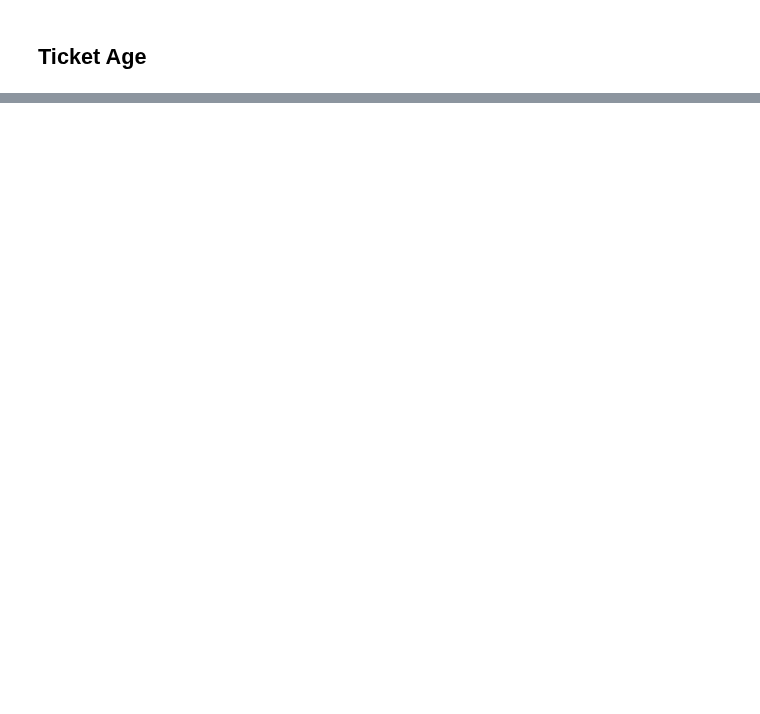
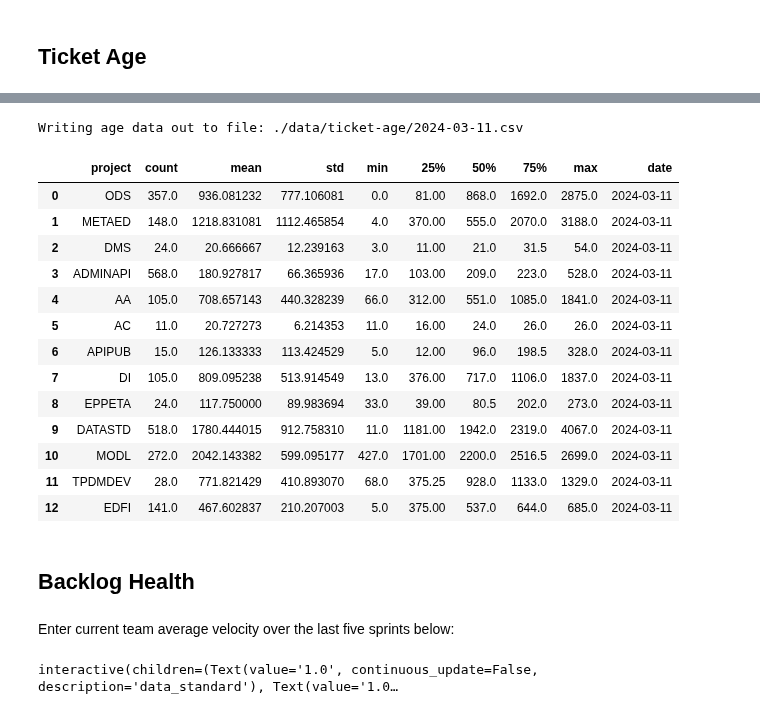
Before and after one commit to Ed-Fi-Alliance-OSS/DevSecOps, a Jupyter notebook: metrics/Ticket Metrics.ipynb, the cells around one changed output, grey strips where cells are left out. Drawn from its saved outputs; the diff is of its cells as text; code cells hidden in the pictures; blank space fills up the shorter version.

```diff
--- a/metrics/Ticket Metrics.ipynb
+++ b/metrics/Ticket Metrics.ipynb
@@ -47,17 +64,74 @@ for s in stats:
 # %%
 import pandas as pd
 from datetime import datetime
 
 stats_df = pd.concat([s.stats for s in stats])
 
 today = datetime.today().strftime('%Y-%m-%d')
 
 stats_df["date"] = today
 stats_df.reset_index(inplace=True)
 stats_df.rename(columns={"index": "project"}, inplace=True)
 
+from pathlib import Path
+Path("./data/ticket-age").mkdir(parents=True, exist_ok=True)
+
 file_name = f"./data/ticket-age/{today}.csv"
 conf.info(f"Writing age data out to file: {file_name}")
 stats_df.to_csv(file_name)
 
 stats_df
+# %% [output]
+Writing age data out to file: ./data/ticket-age/2024-03-11.csv
+|  | project | count | mean | std | min | 25% | 50% | 75% | max | date |
+| 0 | ODS | 357.0 | 936.081232 | 777.106081 | 0.0 | 81.00 | 868.0 | 1692.0 | 2875.0 | 2024-03-11 |
+| 1 | METAED | 148.0 | 1218.831081 | 1112.465854 | 4.0 | 370.00 | 555.0 | 2070.0 | 3188.0 | 2024-03-11 |
+| 2 | DMS | 24.0 | 20.666667 | 12.239163 | 3.0 | 11.00 | 21.0 | 31.5 | 54.0 | 2024-03-11 |
+| 3 | ADMINAPI | 568.0 | 180.927817 | 66.365936 | 17.0 | 103.00 | 209.0 | 223.0 | 528.0 | 2024-03-11 |
+| 4 | AA | 105.0 | 708.657143 | 440.328239 | 66.0 | 312.00 | 551.0 | 1085.0 | 1841.0 | 2024-03-11 |
+| 5 | AC | 11.0 | 20.727273 | 6.214353 | 11.0 | 16.00 | 24.0 | 26.0 | 26.0 | 2024-03-11 |
+| 6 | APIPUB | 15.0 | 126.133333 | 113.424529 | 5.0 | 12.00 | 96.0 | 198.5 | 328.0 | 2024-03-11 |
+| 7 | DI | 105.0 | 809.095238 | 513.914549 | 13.0 | 376.00 | 717.0 | 1106.0 | 1837.0 | 2024-03-11 |
+| 8 | EPPETA | 24.0 | 117.750000 | 89.983694 | 33.0 | 39.00 | 80.5 | 202.0 | 273.0 | 2024-03-11 |
+| 9 | DATASTD | 518.0 | 1780.444015 | 912.758310 | 11.0 | 1181.00 | 1942.0 | 2319.0 | 4067.0 | 2024-03-11 |
+| 10 | MODL | 272.0 | 2042.143382 | 599.095177 | 427.0 | 1701.00 | 2200.0 | 2516.5 | 2699.0 | 2024-03-11 |
+| 11 | TPDMDEV | 28.0 | 771.821429 | 410.893070 | 68.0 | 375.25 | 928.0 | 1133.0 | 1329.0 | 2024-03-11 |
+| 12 | EDFI | 141.0 | 467.602837 | 210.207003 | 5.0 | 375.00 | 537.0 | 644.0 | 685.0 | 2024-03-11 |
+# %% [markdown]
+## Backlog Health
+# %% [markdown]
+Enter current team average velocity over the last five sprints below:
+# %%
+import ipywidgets as widgets
+from IPython.display import display, Markdown
+import pandas as pd
+
+def get_portfolio_health(team: str, velocity: int):
+    total_points = df[df["project"].isin(portfolios[team])].points.sum()
+
+    return {
+        "points": total_points,
+        "velocity": velocity,
+        "health": round(total_points/velocity)
+    }
+
+df_health = None
+def build_health_report(data_standard, edfi_tools, ods_platform, team_b):
+    global df_health
+    ds_v = float(data_standard)
+    tools_v = float(edfi_tools)
+    ods_v = float(ods_platform)
+    b_v = float(team_b)
+
+    health = {}
+    health["Data Standard"] = get_portfolio_health("Data Standard", ds_v)
+    health["Ed-Fi Tools"] = get_portfolio_health("Ed-Fi Tools", tools_v)
+    health["ODS Platform"] = get_portfolio_health("ODS Platform", ods_v)
+    health["Team B"] = get_portfolio_health("Team B", b_v)
+
+    df_health = pd.DataFrame(health).transpose()
+
+# Default to 1.0 to avoid temporary divide by zero
+_ = widgets.interact_manual(build_health_report, data_standard="1.0", edfi_tools="1.0", ods_platform="1.0", team_b="1.0")
+# %% [output]
+interactive(children=(Text(value='1.0', continuous_update=False, description='data_standard'), Text(value='1.0…
```
Also changed, not shown: parts of 4 cells of this notebook.
